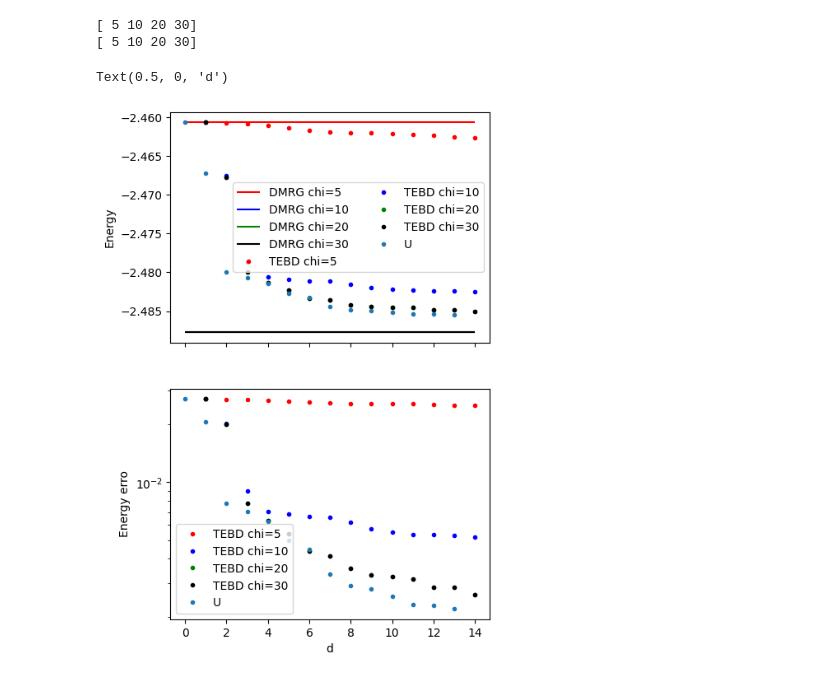
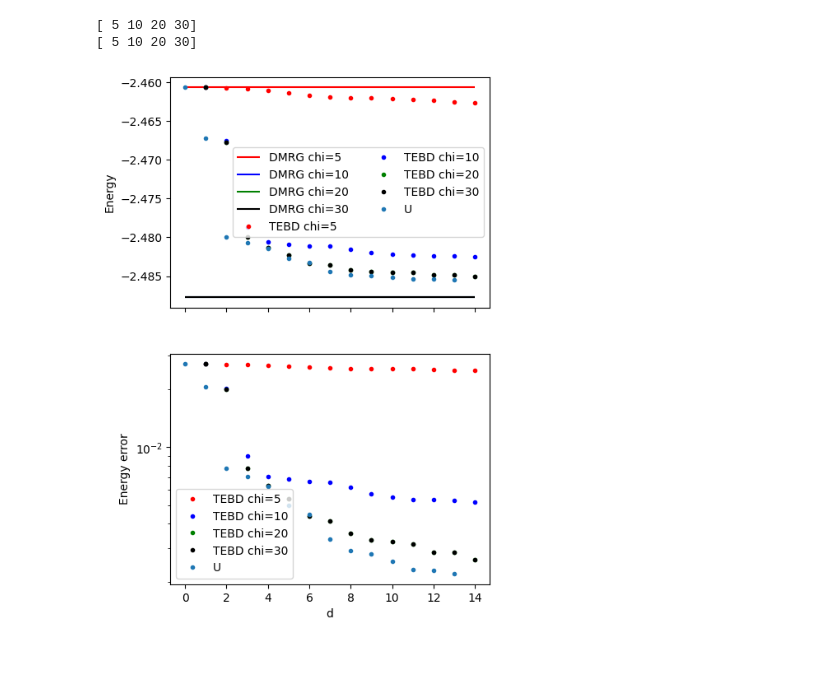
Before and after one commit to bdalfavero/RealTimeKrylov, a Jupyter notebook: hubbard_plot.ipynb, the cells around one changed output. Saved outputs shown, nothing was run; the diff lists cells and outputs as text; code cells hidden in the pictures.

```diff
--- a/hubbard_plot.ipynb
+++ b/hubbard_plot.ipynb
@@ -24,31 +24,32 @@ f.close()
 # %%
 fig, ax = plt.subplots(2, 1, sharex=True, figsize=(5., 8.))
 
 d_max = tebd_energies.shape[-1]
 
 energy_colors = ["red", "blue", "green", "black"]
 for i, (chi, energy) in enumerate(zip(dmrg_bond_dims, dmrg_energies)):
     ax[0].hlines(energy, 0., d_max, color=energy_colors[i], label=f"DMRG chi={chi}")
 
 for i in range(len(tebd_bond_dims)):
     ax[0].plot(range(1, d_max+1), tebd_energies[i, :], '.', color=energy_colors[i], label=f"TEBD chi={tebd_bond_dims[i]}")
 
 ax[0].plot(energies_u, '.', label="U")
 
 # ax.set_ylim(-2.6, -2.4)
 tebd_errs = np.abs(tebd_energies - exact_energy)
 u_errs = np.abs(energies_u - exact_energy)
 
 for i in range(len(tebd_bond_dims)):
     ax[1].plot(range(1, d_max+1), tebd_errs[i, :], '.', color=energy_colors[i], label=f"TEBD chi={tebd_bond_dims[i]}")
 ax[1].plot(u_errs, '.', label="U")
 
 ax[0].legend(ncols=2)
 ax[0].set_ylabel("Energy")
 ax[1].legend()
 ax[1].set_yscale('log')
-ax[1].set_ylabel("Energy erro")
+ax[1].set_ylabel("Energy error")
 ax[1].set_xlabel("d")
+
+plt.savefig("data/hubbard.pdf")
 # %% [output]
-Text(0.5, 0, 'd')
-[figure, old version]
+[figure, new version]
```
